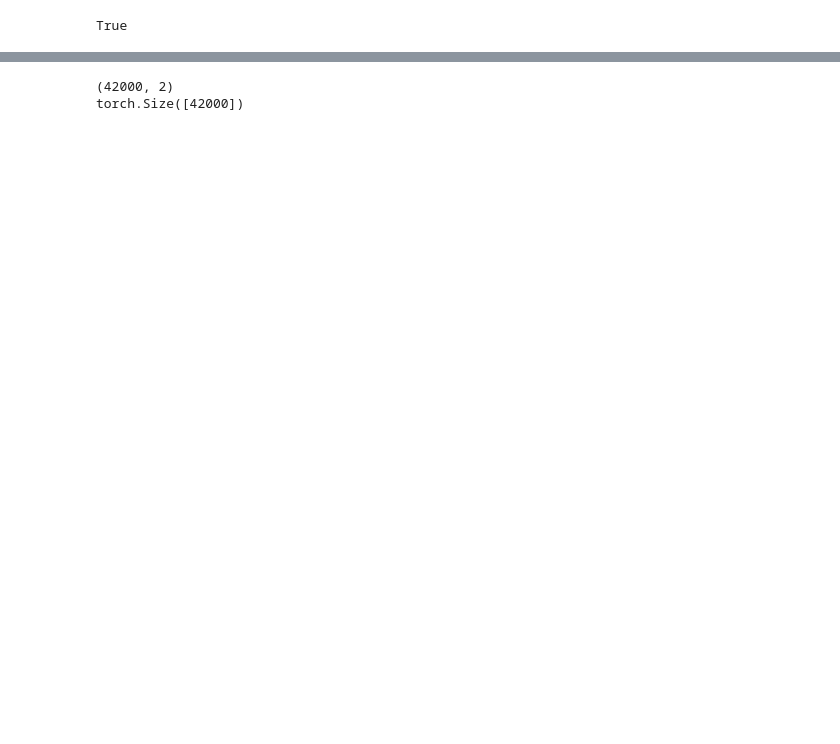
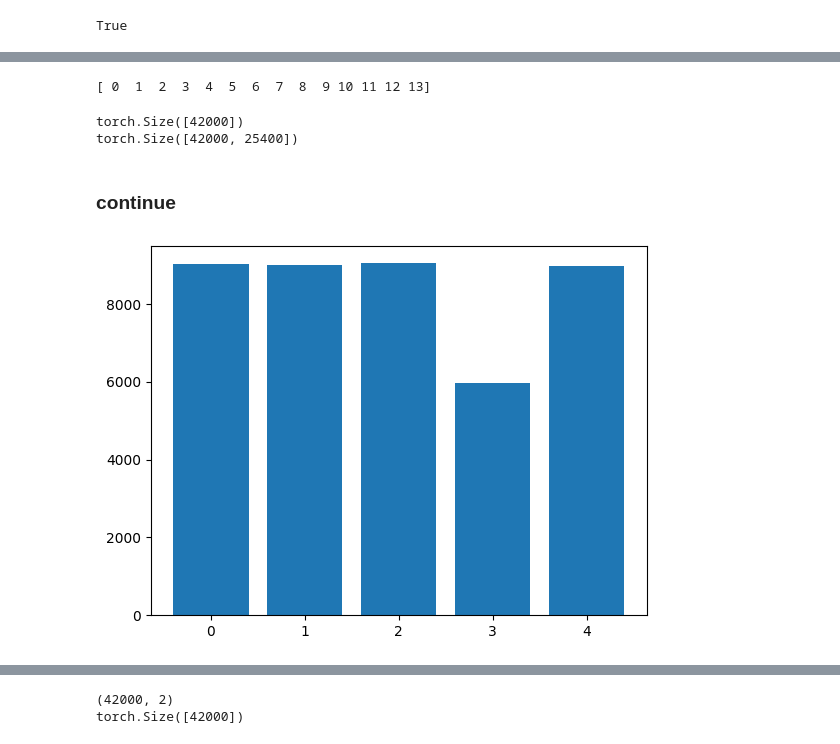
Before and after one commit to AFKonstantin/pytorch-sentiment-analysis, a Jupyter notebook: minimal_umap.ipynb, the cells around one changed output, grey strips where cells are left out. Drawn from its saved outputs; the diff is of its cells as text; code cells hidden in the pictures; blank space fills up the shorter version.

```diff
--- a/minimal_umap.ipynb
+++ b/minimal_umap.ipynb
@@ -6,3 +6,6 @@ outputs_path = "/mnt/scratch/kf237/experiments/textCNN_first_tries/outputs.pt"
 print(os.path.exists(outputs_path))
 # %% [output]
 True
+# %%
+outputs_path = "/mnt/scratch/kf237/experiments/textCNN_first_tries/outputs_trained_superclasses.pt"
+print(os.path.exists(outputs_path))
@@ -55,0 +106,15 @@ torch.Size([42000, 25200])
+# %%
+print(np.unique(np.array(selected_supeclass_labels)))
+# %% [output]
+[ 0  1  2  3  4  5  6  7  8  9 10 11 12 13]
+# %%
+aaaaa = selected_activations.max(dim=-1).values
+
+print(aaaaa.shape)
+
+print(selected_activations.shape)
+# %% [output]
+torch.Size([42000])
+torch.Size([42000, 25400])
+# %% [markdown]
+### continue
@@ -55,0 +126,31 @@ torch.Size([42000, 25200])
+# %%
+
+ont_1_mapping = {
+        0: 1, # company : other
+        1: 1, # educational institution : other
+        2: 0, # artist : person
+        3: 0, # athlete : person
+        4: 0, # office holder : person
+        5: 1, # mean of transportation : other
+        6: 2, # building : place
+        7: 2, # natural place : place
+        8: 2, # village : place
+        9: 3, # animal : organism
+        10: 3, # plant : organism
+        11: 4, # album : artwork
+        12: 4, # film : artwork
+        13: 4, # writtenWork : artwork
+    }
+
+
+superclasses = [ont_1_mapping[subclass] for subclass in selected_subclass_lables.tolist()]
+
+a,b = np.unique(np.array(superclasses), return_counts=True)
+# %%
+import matplotlib.pyplot as plt
+
+plt.bar(a,b)
+
+plt.show()
+# %% [output]
+[figure, added]
```
Also changed, not shown: parts of 13 cells of this notebook, 1 other file.
